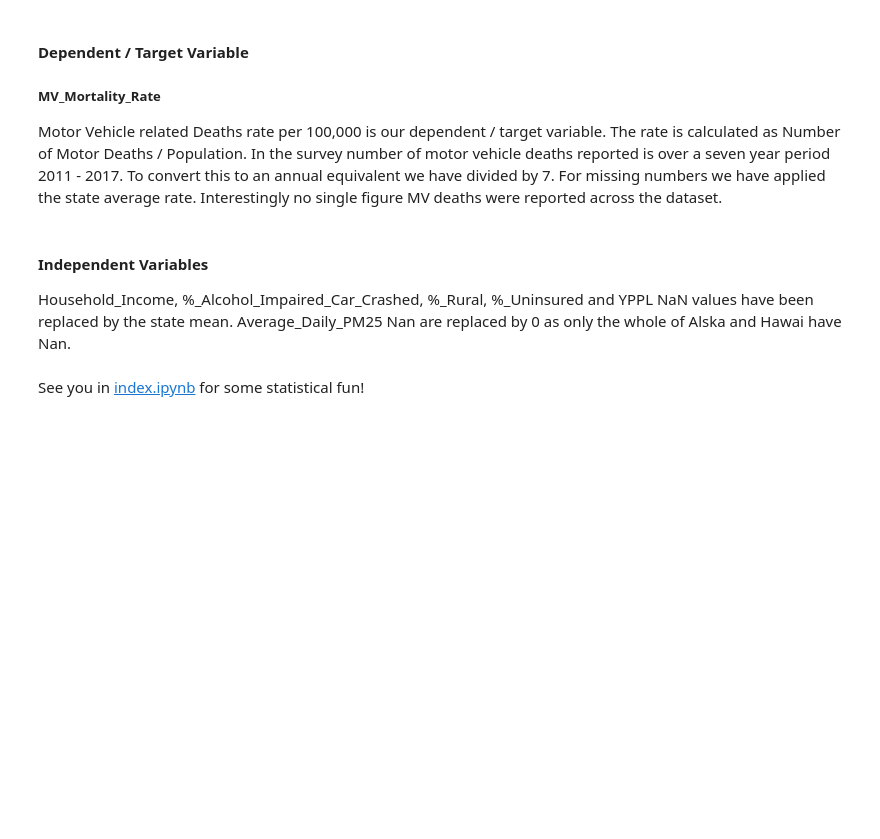
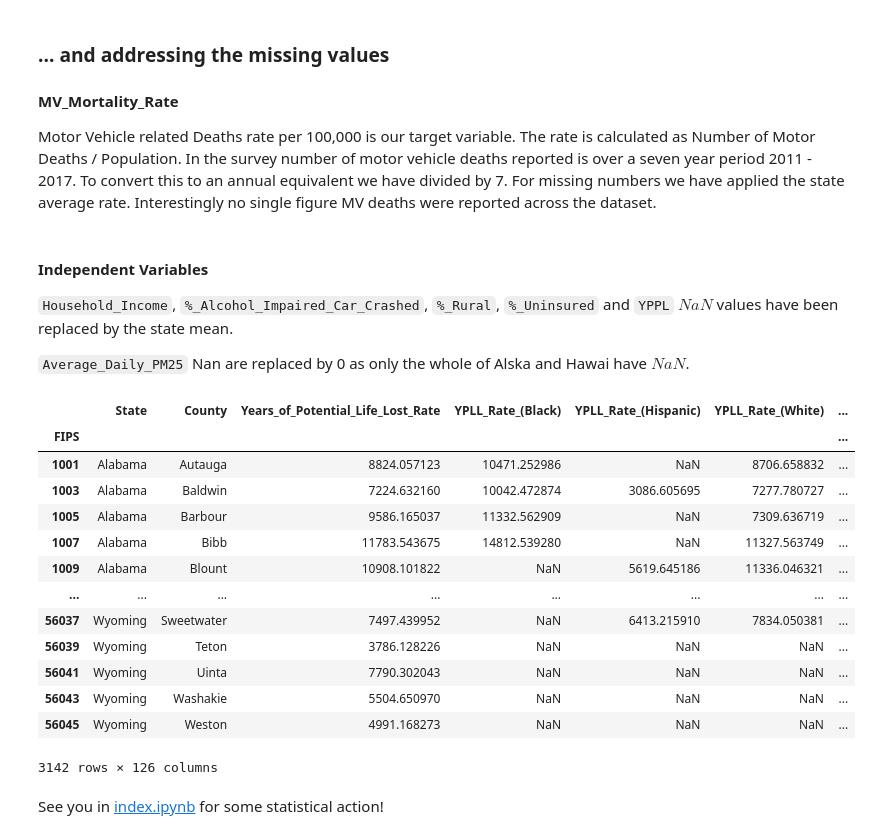
Before and after one commit to aghilissen/Mod_4_Project, a Jupyter notebook: DataPreparation.ipynb, the cells around one changed output. Drawn from its saved outputs; the diff is of its cells as text; code cells hidden in the pictures; blank space fills up the shorter version.

```diff
--- a/DataPreparation.ipynb
+++ b/DataPreparation.ipynb
@@ -105,9 +85,7 @@ df.columns = [col_formatting(col) for col in df.columns]
 # %% [markdown]
-#### Dependent / Target Variable
-
-##### MV_Mortality_Rate
-
-Motor Vehicle related Deaths rate per 100,000 is our dependent / target variable.
+### ... and addressing the missing values
+#### MV_Mortality_Rate
+Motor Vehicle related Deaths rate per 100,000 is our target variable.
 The rate is calculated as Number of Motor Deaths / Population. In the survey number of motor vehicle deaths reported is over a seven year period 2011 - 2017. To convert this to an annual equivalent we have divided by 7.
 For missing numbers we have applied the state average rate. Interestingly no single figure MV deaths were reported across the dataset.
 # %%
@@ -115,8 +93,9 @@ df['MV_Mortality_Rate'] = df['MV_Mortality_Rate']/7
 df['MV_Mortality_Rate'] = df['MV_Mortality_Rate'].fillna(df.groupby(by='State')['MV_Mortality_Rate'].transform('mean'))
 # %% [markdown]
 #### Independent Variables
+`Household_Income`, `%_Alcohol_Impaired_Car_Crashed`, `%_Rural`, `%_Uninsured` and `YPPL` $NaN$ values have been replaced by the state mean.
 
-Household_Income, %_Alcohol_Impaired_Car_Crashed, %_Rural, %_Uninsured and YPPL NaN values have been replaced by the state mean. Average_Daily_PM25 Nan are replaced by 0 as only the whole of Alska and Hawai have Nan.
+`Average_Daily_PM25` Nan are replaced by 0 as only the whole of Alska and Hawai have $NaN$.
 # %%
 df['Average_Daily_PM25'] = df['Average_Daily_PM25'].fillna(0)
 df['Household_Income'] = df['Household_Income'].fillna(df.groupby(by='State')['Household_Income'].transform('mean'))
@@ -124,7 +103,24 @@ df['percent_Alcohol_Impaired'] = df['percent_Alcohol_Impaired'].fillna(df.groupb
 df['percent_Rural'] = df['percent_Rural'].fillna(df.groupby(by='State')['percent_Rural'].transform('mean'))
 df['percent_Uninsured_x'] = df['percent_Uninsured_x'].fillna(df.groupby(by='State')['percent_Uninsured_x'].transform('mean'))
 df['Years_of_Potential_Life_Lost_Rate'] = df['Years_of_Potential_Life_Lost_Rate'].fillna(df.groupby(by='State')['Years_of_Potential_Life_Lost_Rate'].transform('mean'))
+# %%
+df
+# %% [output]
+|  | State | County | Years_of_Potential_Life_Lost_Rate | YPLL_Rate_(Black) | YPLL_Rate_(Hispanic) | YPLL_Rate_(White) | ... |
+| FIPS |  |  |  |  |  |  | ... |
+| 1001 | Alabama | Autauga | 8824.057123 | 10471.252986 | NaN | 8706.658832 | ... |
+| 1003 | Alabama | Baldwin | 7224.632160 | 10042.472874 | 3086.605695 | 7277.780727 | ... |
+| 1005 | Alabama | Barbour | 9586.165037 | 11332.562909 | NaN | 7309.636719 | ... |
+| 1007 | Alabama | Bibb | 11783.543675 | 14812.539280 | NaN | 11327.563749 | ... |
+| 1009 | Alabama | Blount | 10908.101822 | NaN | 5619.645186 | 11336.046321 | ... |
+| ... | ... | ... | ... | ... | ... | ... | ... |
+| 56037 | Wyoming | Sweetwater | 7497.439952 | NaN | 6413.215910 | 7834.050381 | ... |
+| 56039 | Wyoming | Teton | 3786.128226 | NaN | NaN | NaN | ... |
+| 56041 | Wyoming | Uinta | 7790.302043 | NaN | NaN | NaN | ... |
+| 56043 | Wyoming | Washakie | 5504.650970 | NaN | NaN | NaN | ... |
+| 56045 | Wyoming | Weston | 4991.168273 | NaN | NaN | NaN | ... |
+3142 rows × 126 columns
 # %%
 df.to_csv('df.csv')
 # %% [markdown]
-See you in [index.ipynb](./index.ipynb) for some statistical fun!
+See you in [index.ipynb](./index.ipynb) for some statistical action!
```
Also changed, not shown: parts of 17 cells of this notebook, 2 other files.
